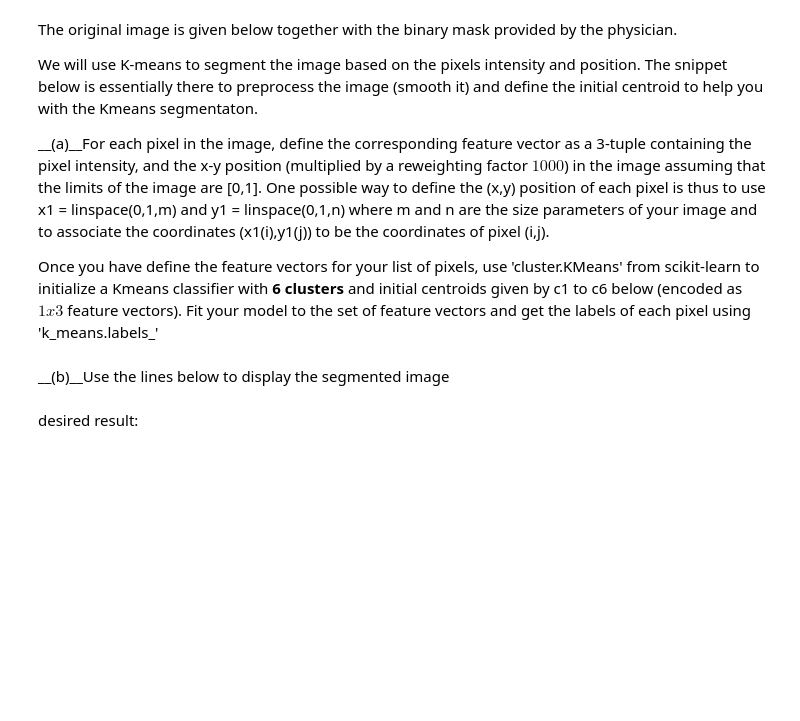
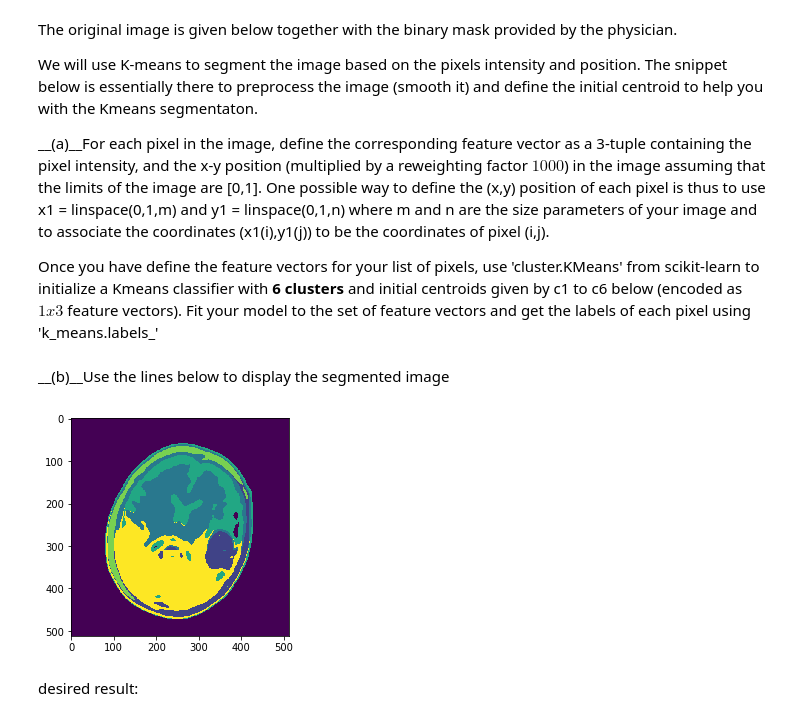
Before and after one commit to WaleedHashmi/Intro-to-Machine-Learning, a Jupyter notebook: Assignements/Assignment - 3/Assignment3 .ipynb, the cells around one changed output. Saved outputs shown, nothing was run; the diff lists cells and outputs as text; code cells hidden in the pictures; blank space fills up the shorter version.

```diff
--- a/Assignements/Assignment - 3/Assignment3 .ipynb
+++ b/Assignements/Assignment - 3/Assignment3 .ipynb
@@ -276,9 +277,41 @@ X = X.reshape((-1, 1))  # vector encoding the pixels
+# %%
+feature = []
+
+x1 = np.linspace(0,1,W)
+y1 = np.linspace(0,1,L)
+count = 0
+
+for i in range(W):
+    for j in range(L):
+        feature.append(X[count][0])
+        feature.append(x1[i]*1000)
+        feature.append(y1[j]*1000)
+        count += 1
+
+feature = np.asarray(feature)
+feature = feature.reshape((len(X), 3))
+
+centroid = []
+centroid.append(feature[c1])
+centroid.append(feature[c2])
+centroid.append(feature[c3])
+centroid.append(feature[c4])
+centroid.append(feature[c5])
+centroid.append(feature[c6])
+centroid = np.asarray(centroid)
+centroid = centroid.reshape((6, 3))
+
+
+from sklearn.cluster import KMeans
+kmeans = cluster.KMeans(n_clusters = n_clusters, init=centroid, random_state = 0).fit(feature)
+labels = kmeans.labels_
 # %% [markdown]
 __(b)__Use the lines below to display the segmented image
 # %%
-
-plt.imshow(np.reshape(labels,(ss[0],ss[1])), interpolation='nearest')
+plt.imshow(np.reshape(labels,(512,512)), interpolation='nearest')
 plt.show()
+# %% [output]
+[figure, added]
 # %% [markdown]
 desired result:
 # %%
```
Also changed, not shown: parts of 11 cells of this notebook, 1 other file.
